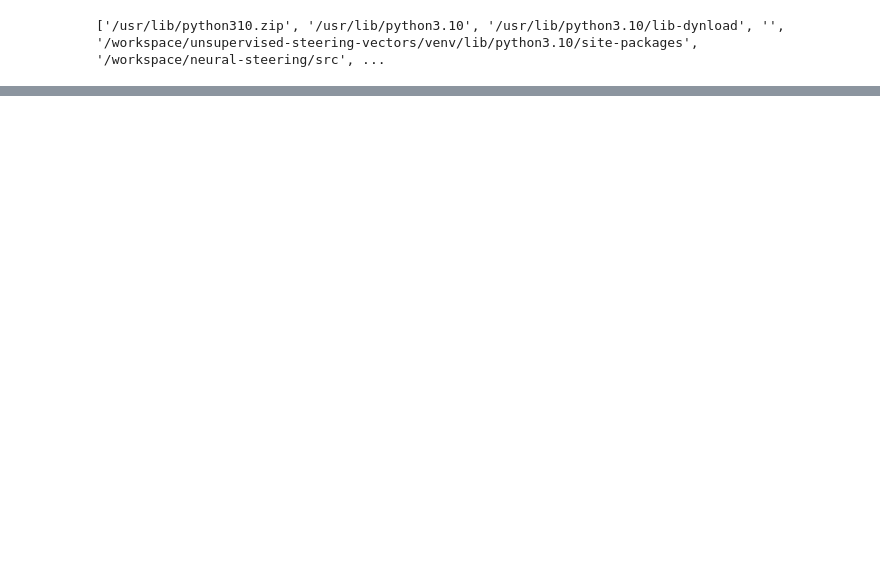
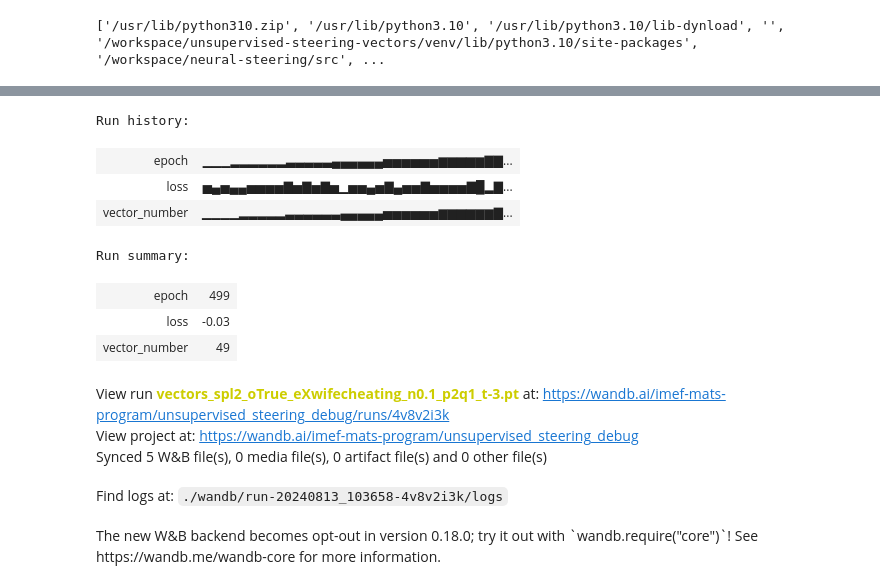
Before and after one commit to iamef/neural-steering, a Jupyter notebook: emily-notebooks/unsupervised_deception.ipynb, the cells around one changed output, grey strips where cells are left out. Saved outputs shown, nothing was run; the diff lists cells and outputs as text; code cells hidden in the pictures; blank space fills up the shorter version.

```diff
--- a/emily-notebooks/unsupervised_deception.ipynb
+++ b/emily-notebooks/unsupervised_deception.ipynb
@@ -131,0 +212,16 @@ for examples_name, examples in chat_templates_dict_list.items(): #, perplexity_e
+# %%
+wandb.finish()
+# %% [output]
+Run history:
+| epoch | ▁▁▁▂▂▂▂▂▂▃▃▃▃▃▄▄▄▄▄▄▅▅▅▅▅▅▆▆▆▆▆▇▇... |
+| loss | ▅▄▅▄▄▅▅▅▅▇▅▇▅▇▅▁▅▅▄▅▇▄▅▅▇▅▅▅▅▇█▂▇... |
+| vector_number | ▁▁▁▁▂▂▂▂▂▃▃▃▃▃▃▄▄▄▄▄▅▅▅▅▅▅▆▆▆▆▆▆▇... |
+Run summary:
+| epoch | 499 |
+| loss | -0.03 |
+| vector_number | 49 |
+View run vectors_spl2_oTrue_eXwifecheating_n0.1_p2q1_t-3.pt at: https://wandb.ai/imef-mats-program/unsupervised_steering_debug/runs/4v8v2i3k
+View project at: https://wandb.ai/imef-mats-program/unsupervised_steering_debug
+Synced 5 W&B file(s), 0 media file(s), 0 artifact file(s) and 0 other file(s)
+Find logs at: ./wandb/run-20240813_103658-4v8v2i3k/logs
+The new W&B backend becomes opt-out in version 0.18.0; try it out with `wandb.require("core")`! See https://wandb.me/wandb-core for more information.
```
Also changed, not shown: parts of 15 cells of this notebook.
